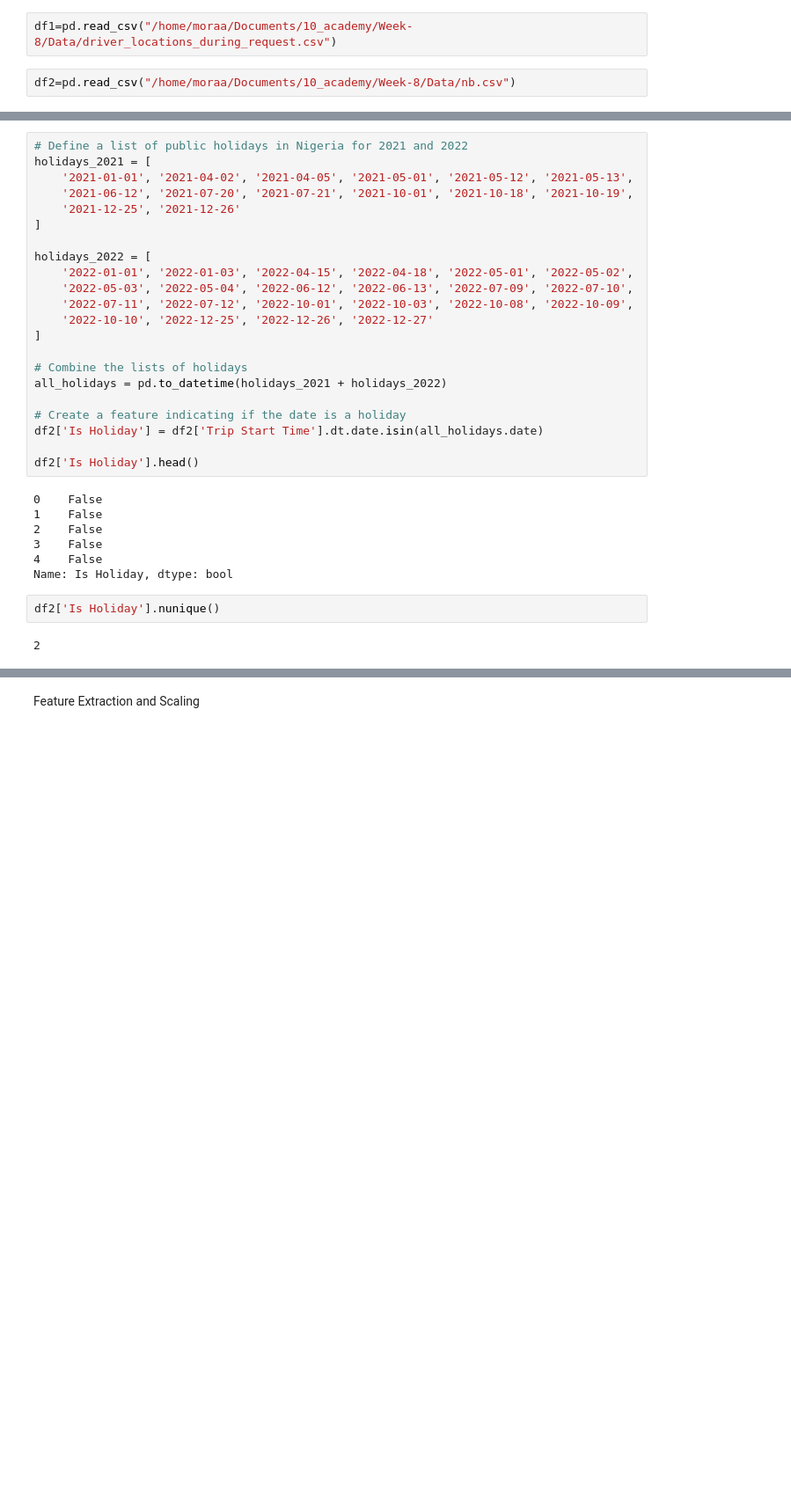
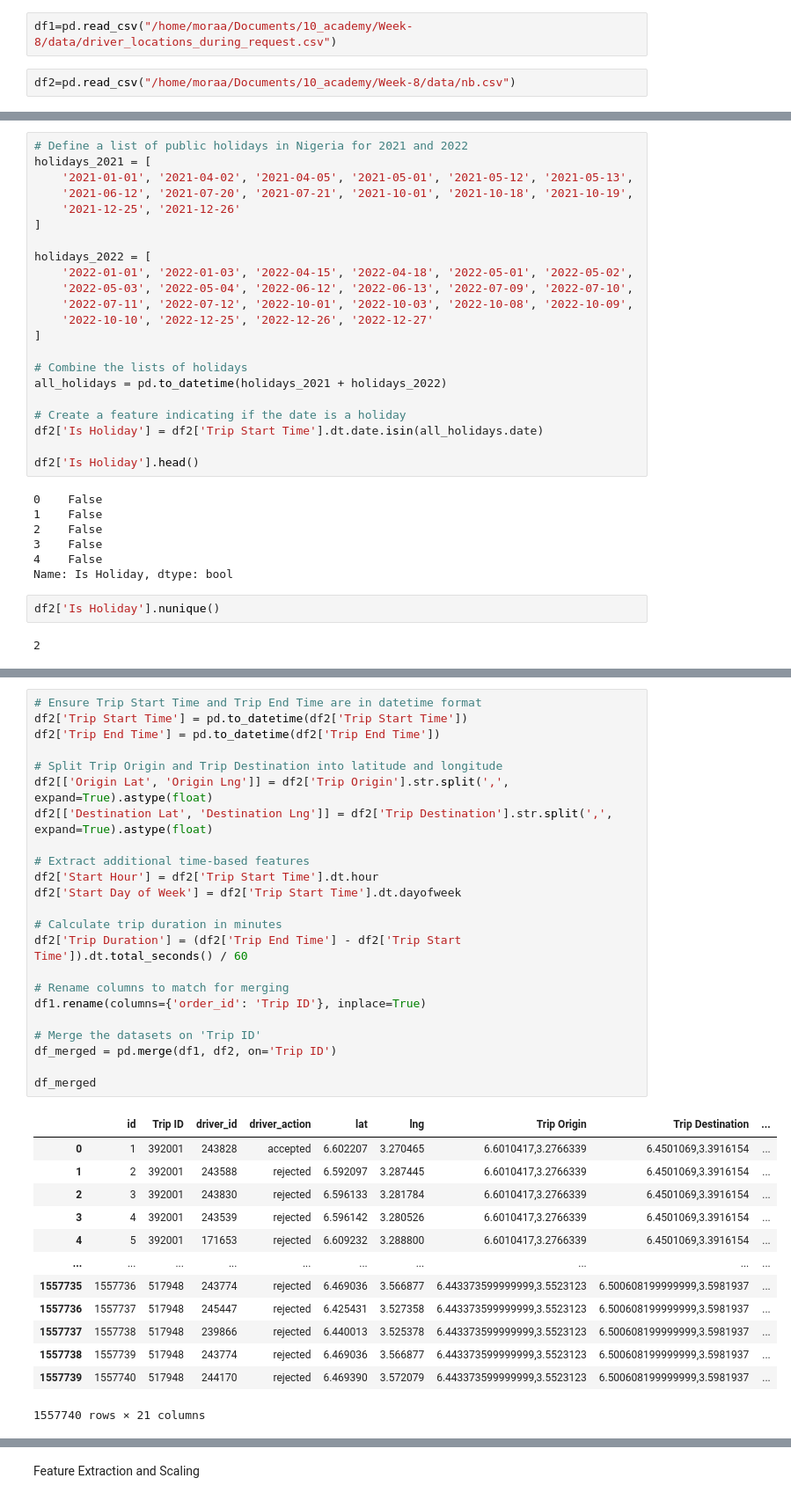
Before and after one commit to MoraaOntita/Logistic-optimization-Delivery-drivers-location-optimisation-with-Causal-Inference-, a Jupyter notebook: notebooks/features.ipynb, the cells around one changed output, grey strips where cells are left out. Shown at 88% size. Saved outputs shown, nothing was run; the diff lists cells and outputs as text; blank space fills up the shorter version.

```diff
--- a/notebooks/features.ipynb
+++ b/notebooks/features.ipynb
@@ -19,7 +27,7 @@ from datashader.utils import lnglat_to_meters
 # %%
-df1=pd.read_csv("/home/moraa/Documents/10_academy/Week-8/Data/driver_locations_during_request.csv")
+df1=pd.read_csv("/home/moraa/Documents/10_academy/Week-8/data/driver_locations_during_request.csv")
 # %%
-df2=pd.read_csv("/home/moraa/Documents/10_academy/Week-8/Data/nb.csv")
+df2=pd.read_csv("/home/moraa/Documents/10_academy/Week-8/data/nb.csv")
 # %%
 # Drop the specified columns
 df1.drop(columns=['created_at', 'updated_at'], inplace=True)
@@ -233,0 +183,37 @@ Failed to fetch weather data for trip at 1625130914.0
+# %%
+# Ensure Trip Start Time and Trip End Time are in datetime format
+df2['Trip Start Time'] = pd.to_datetime(df2['Trip Start Time'])
+df2['Trip End Time'] = pd.to_datetime(df2['Trip End Time'])
+
+# Split Trip Origin and Trip Destination into latitude and longitude
+df2[['Origin Lat', 'Origin Lng']] = df2['Trip Origin'].str.split(',', expand=True).astype(float)
+df2[['Destination Lat', 'Destination Lng']] = df2['Trip Destination'].str.split(',', expand=True).astype(float)
+
+# Extract additional time-based features
+df2['Start Hour'] = df2['Trip Start Time'].dt.hour
+df2['Start Day of Week'] = df2['Trip Start Time'].dt.dayofweek
+
+# Calculate trip duration in minutes
+df2['Trip Duration'] = (df2['Trip End Time'] - df2['Trip Start Time']).dt.total_seconds() / 60
+
+# Rename columns to match for merging
+df1.rename(columns={'order_id': 'Trip ID'}, inplace=True)
+
+# Merge the datasets on 'Trip ID'
+df_merged = pd.merge(df1, df2, on='Trip ID')
+
+df_merged
+# %% [output]
+|  | id | Trip ID | driver_id | driver_action | lat | lng | Trip Origin | Trip Destination | ... |
+| 0 | 1 | 392001 | 243828 | accepted | 6.602207 | 3.270465 | 6.6010417,3.2766339 | 6.4501069,3.3916154 | ... |
+| 1 | 2 | 392001 | 243588 | rejected | 6.592097 | 3.287445 | 6.6010417,3.2766339 | 6.4501069,3.3916154 | ... |
+| 2 | 3 | 392001 | 243830 | rejected | 6.596133 | 3.281784 | 6.6010417,3.2766339 | 6.4501069,3.3916154 | ... |
+| 3 | 4 | 392001 | 243539 | rejected | 6.596142 | 3.280526 | 6.6010417,3.2766339 | 6.4501069,3.3916154 | ... |
+| 4 | 5 | 392001 | 171653 | rejected | 6.609232 | 3.288800 | 6.6010417,3.2766339 | 6.4501069,3.3916154 | ... |
+| ... | ... | ... | ... | ... | ... | ... | ... | ... | ... |
+| 1557735 | 1557736 | 517948 | 243774 | rejected | 6.469036 | 3.566877 | 6.443373599999999,3.5523123 | 6.500608199999999,3.5981937 | ... |
+| 1557736 | 1557737 | 517948 | 245447 | rejected | 6.425431 | 3.527358 | 6.443373599999999,3.5523123 | 6.500608199999999,3.5981937 | ... |
+| 1557737 | 1557738 | 517948 | 239866 | rejected | 6.440013 | 3.525378 | 6.443373599999999,3.5523123 | 6.500608199999999,3.5981937 | ... |
+| 1557738 | 1557739 | 517948 | 243774 | rejected | 6.469036 | 3.566877 | 6.443373599999999,3.5523123 | 6.500608199999999,3.5981937 | ... |
+| 1557739 | 1557740 | 517948 | 244170 | rejected | 6.469390 | 3.572079 | 6.443373599999999,3.5523123 | 6.500608199999999,3.5981937 | ... |
+1557740 rows × 21 columns
```
Also changed, not shown: parts of 22 cells of this notebook, 6 other files.
